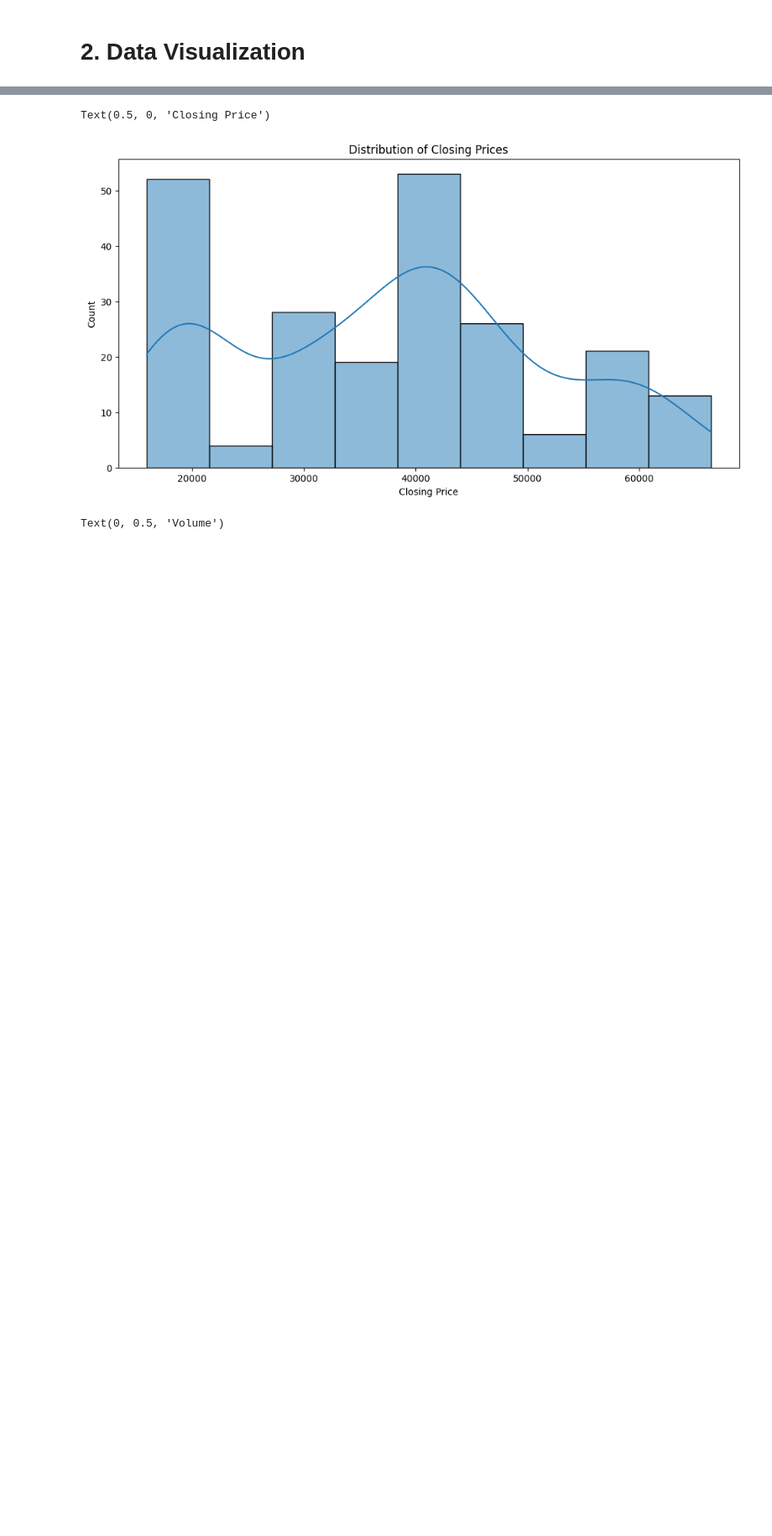
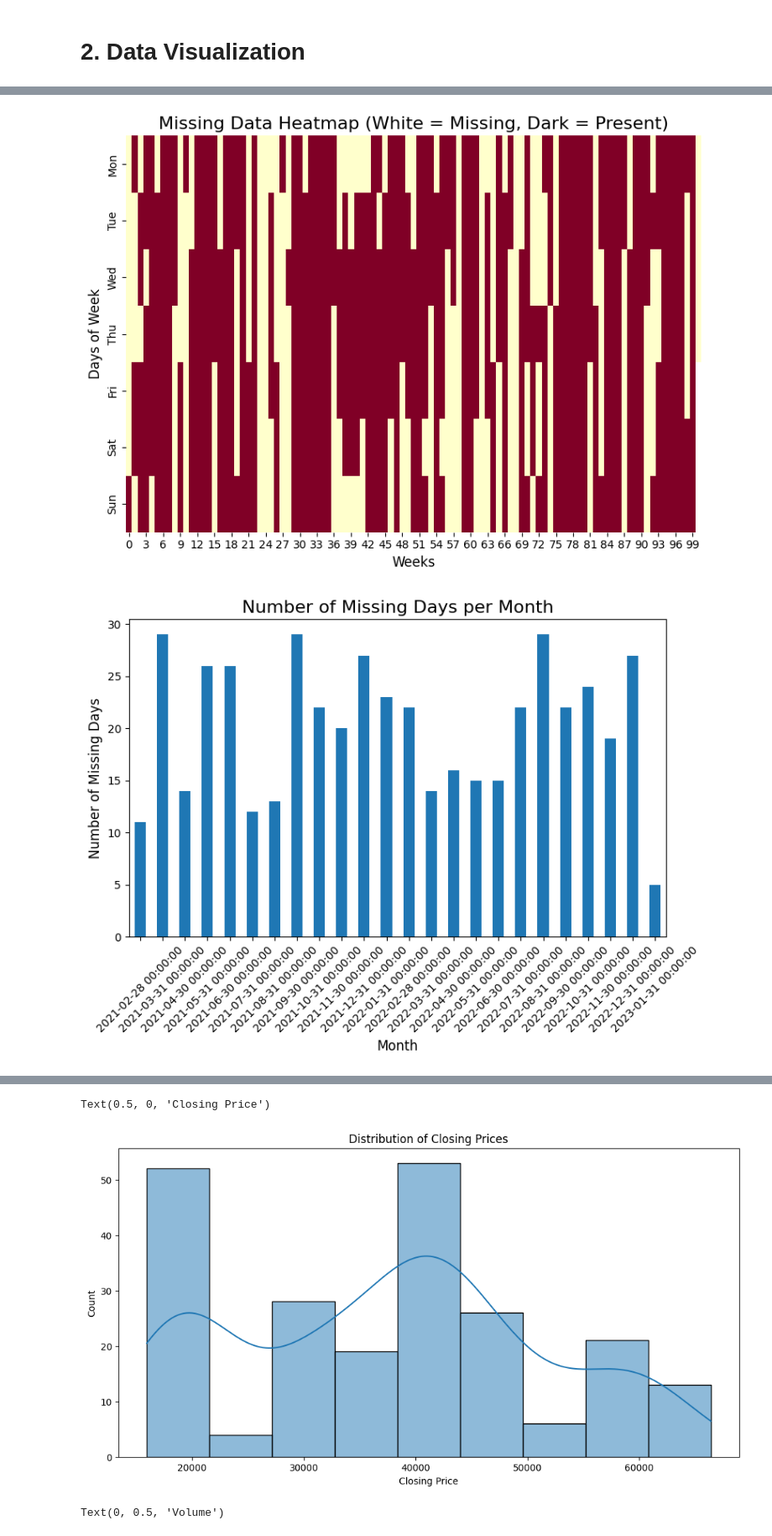
Before and after one commit to lcxWEB/bitflow, a Jupyter notebook: bitcoin_prediction/LSTM/Model_Training_and_Tuning_LSTM.ipynb, the cells around one changed output, grey strips where cells are left out. Shown: that part at 84% size. Drawn from its saved outputs; the diff is of its cells as text; code cells hidden in the pictures; blank space fills up the shorter version.

```diff
--- a/bitcoin_prediction/LSTM/Model_Training_and_Tuning_LSTM.ipynb
+++ b/bitcoin_prediction/LSTM/Model_Training_and_Tuning_LSTM.ipynb
@@ -55,0 +85,73 @@ df.set_index('date', inplace=True)
+# %%
+import pandas as pd
+import matplotlib.pyplot as plt
+import seaborn as sns
+import numpy as np
+
+def visualize_missing_data(df):
+    # Create a date range covering the entire period
+    full_date_range = pd.date_range(start=df.index.min(), end=df.index.max(), freq='D')
+
+    # Create a DataFrame with the full date range
+    date_df = pd.DataFrame(index=full_date_range)
+
+    # Mark dates present in the original data
+    date_df['present'] = date_df.index.isin(df.index)
+
+    # Calculate missing data by month
+    monthly_missing = date_df.resample('ME')['present'].apply(lambda x: (~x).sum())
+
+    # Set up the plot
+    plt.figure(figsize=(8, 6))
+
+    # Create a heatmap
+    heatmap_data = date_df['present'].values
+    num_weeks = len(heatmap_data) // 7
+    remainder = len(heatmap_data) % 7
+
+    if remainder > 0:
+        padding = np.full(7 - remainder, np.nan)
+        heatmap_data = np.concatenate([heatmap_data, padding])
+
+    heatmap_data = heatmap_data.reshape(-1, 7).T
+
+    sns.heatmap(heatmap_data,
+                cmap='YlOrRd_r', cbar=False,
+                xticklabels='auto', yticklabels=['Mon', 'Tue', 'Wed', 'Thu', 'Fri', 'Sat', 'Sun'],
+                mask=np.isnan(heatmap_data))
+
+    # Customize the plot
+    plt.title('Missing Data Heatmap (White = Missing, Dark = Present)', fontsize=16)
+    plt.xlabel('Weeks', fontsize=12)
+    plt.ylabel('Days of Week', fontsize=12)
+
+    # Show the plot
+    plt.tight_layout()
+    plt.show()
+
+    # Plot monthly missing data
+    plt.figure(figsize=(8, 6))
+    monthly_missing.plot(kind='bar')
+    plt.title('Number of Missing Days per Month', fontsize=16)
+    plt.xlabel('Month', fontsize=12)
+    plt.ylabel('Number of Missing Days', fontsize=12)
+    plt.xticks(rotation=45)
+    plt.tight_layout()
+    plt.show()
+
+    # Print summary
+    print(f"Total number of days: {len(full_date_range)}")
+    print(f"Number of days with data: {date_df['present'].sum()}")
+    print(f"Number of missing days: {(~date_df['present']).sum()}")
+
+    # Identify months with most missing data
+    top_missing = monthly_missing.nlargest(3)
+    print("\nMonths with most missing data:")
+    for month, count in top_missing.items():
+        print(f"{month.strftime('%Y-%m')}: {count} days")
+
+# Assuming df is your DataFrame with datetime index
+visualize_missing_data(df)
+# %% [output]
+[figure, added]
+[figure, added]
```
Also changed, not shown: parts of 24 cells of this notebook.
